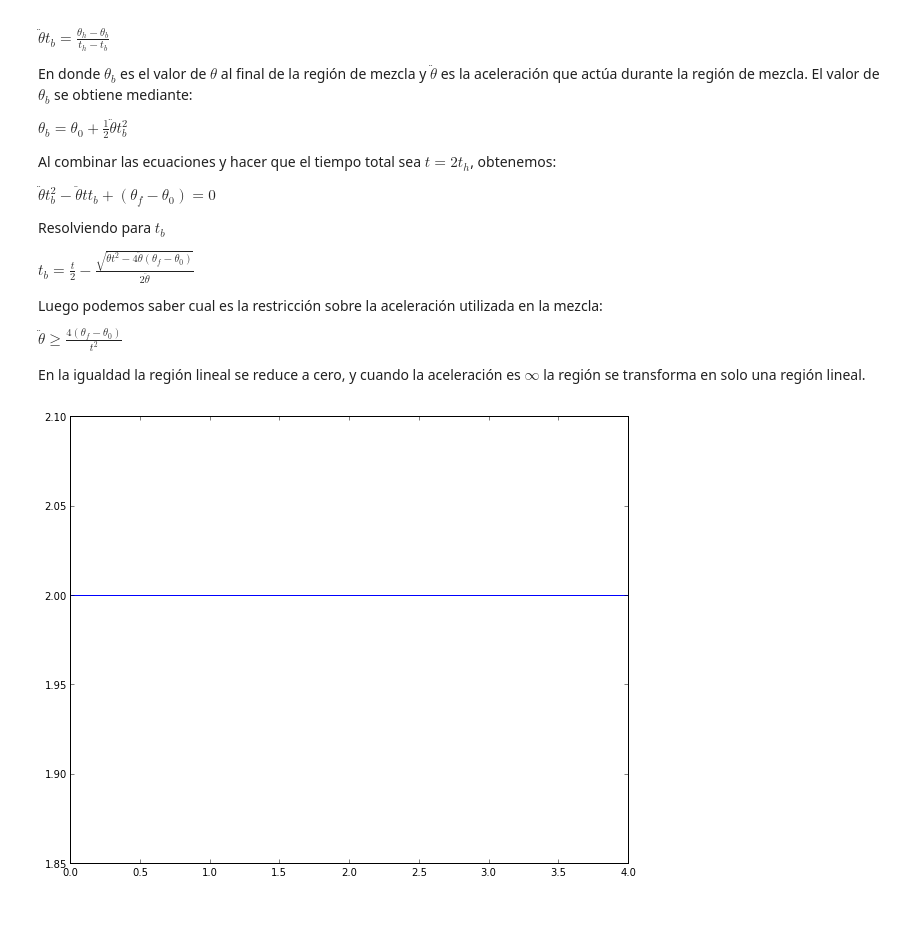
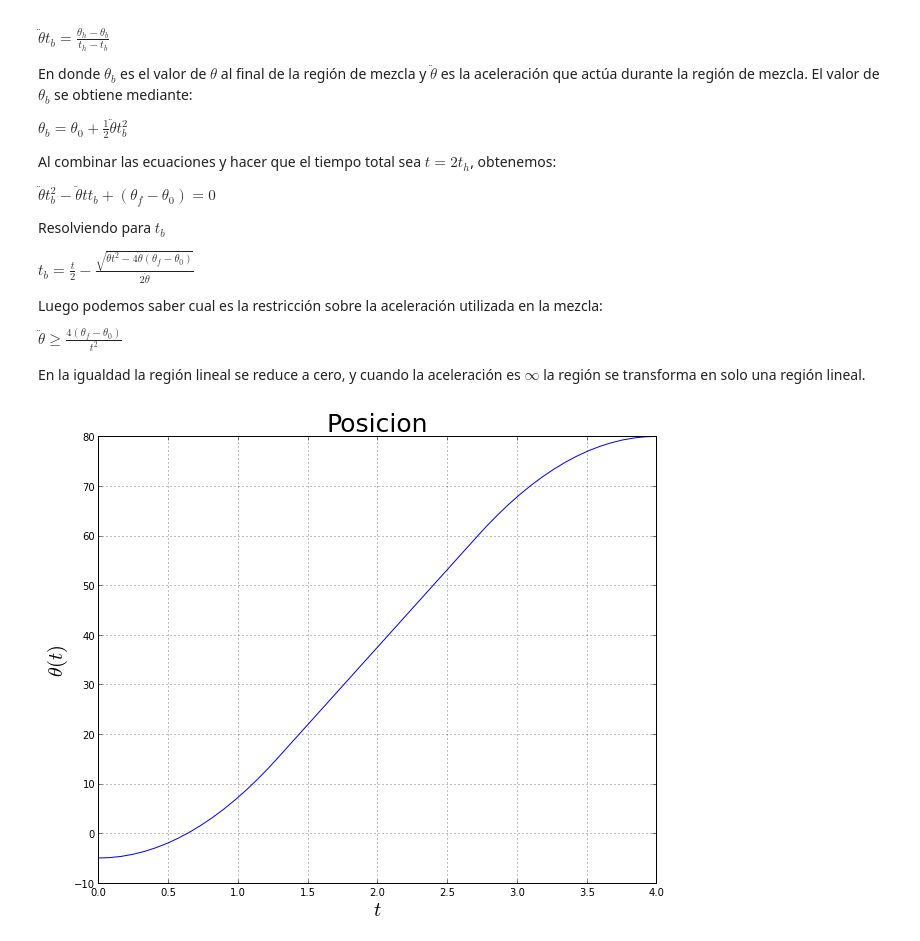
Before and after one commit to elsuizo/Control_de_robots_py, a Jupyter notebook: tp5.ipynb, the cells around one changed output. Saved outputs shown, nothing was run; the diff lists cells and outputs as text; code cells hidden in the pictures; blank space fills up the shorter version.

```diff
--- a/tp5.ipynb
+++ b/tp5.ipynb
@@ -154,8 +154,41 @@ Luego podemos saber cual es la restricción sobre la aceleración utilizada en l
 $\ddot{\theta} \geq \frac{4(\theta_{f}-\theta_{0})}{t^{2}}$
 
 En la igualdad la región lineal se reduce a cero, y cuando la aceleración es $\infty$ la región se transforma en solo una región lineal.
-# %%
-plt.plot(t,2*ones(len(t)))
-plt.show()
-# %% [output]
-[figure, removed]
+# %%
+t_0 = 0
+t_f = 4.
+q_0 = -5
+q_f = 80
+
+V_min = (q_f - q_0)/t_f
+V = V_min + 10
+
+t_b = (q_0 - q_f + V*t_f)/V #tiempo de blend
+
+a_1 = q_0
+a_2 = 0.
+a_3 = V/(2*t_b)
+
+b_1 = q_f - (V*t_f**2)/(2*t_b)
+b_2 = V*t_f/t_b
+b_3 = - V/(2*t_b)
+
+#formamos las nuevas funciones notese que no se utilizan millones de if :)
+
+pos_blend = lambda t:(a_1 + a_2*t + a_3*t**2)*(t<=t_b)+((q_f+q_0-V*t_f)/2+V*t )*((t>t_b)-(t>=(t_f-t_b)))+(b_1+b_2*t+b_3*t**2)*(t>(t_f-t_b))
+
+vel_blend = lambda t: (a_2 + 2*a_3*t)*(t<=t_b)+V*((t>t_b)-(t>=(t_f-t_b )))+(b_2+2*b_3*t)*(t>(t_f-t_b))
+
+acel_blend = lambda t: (2*a_3)*(t<=t_b) + 0*((t>t_b)-(t>=(t_f-t_b ))) + 2*b_3* (t>(t_f-t_b))
+# %%
+t = np.linspace(t_0, t_f)
+# %%
+plt.plot(t,pos_blend(t))
+plt.title('Posicion', fontsize=25)
+plt.xlabel(r'$t$', fontsize=20)
+plt.ylabel(r'$\theta(t)$',fontsize=20)
+plt.grid()
+
+plt.show()
+# %% [output]
+[figure, added]
```
Also changed, not shown: parts of 3 cells of this notebook.
